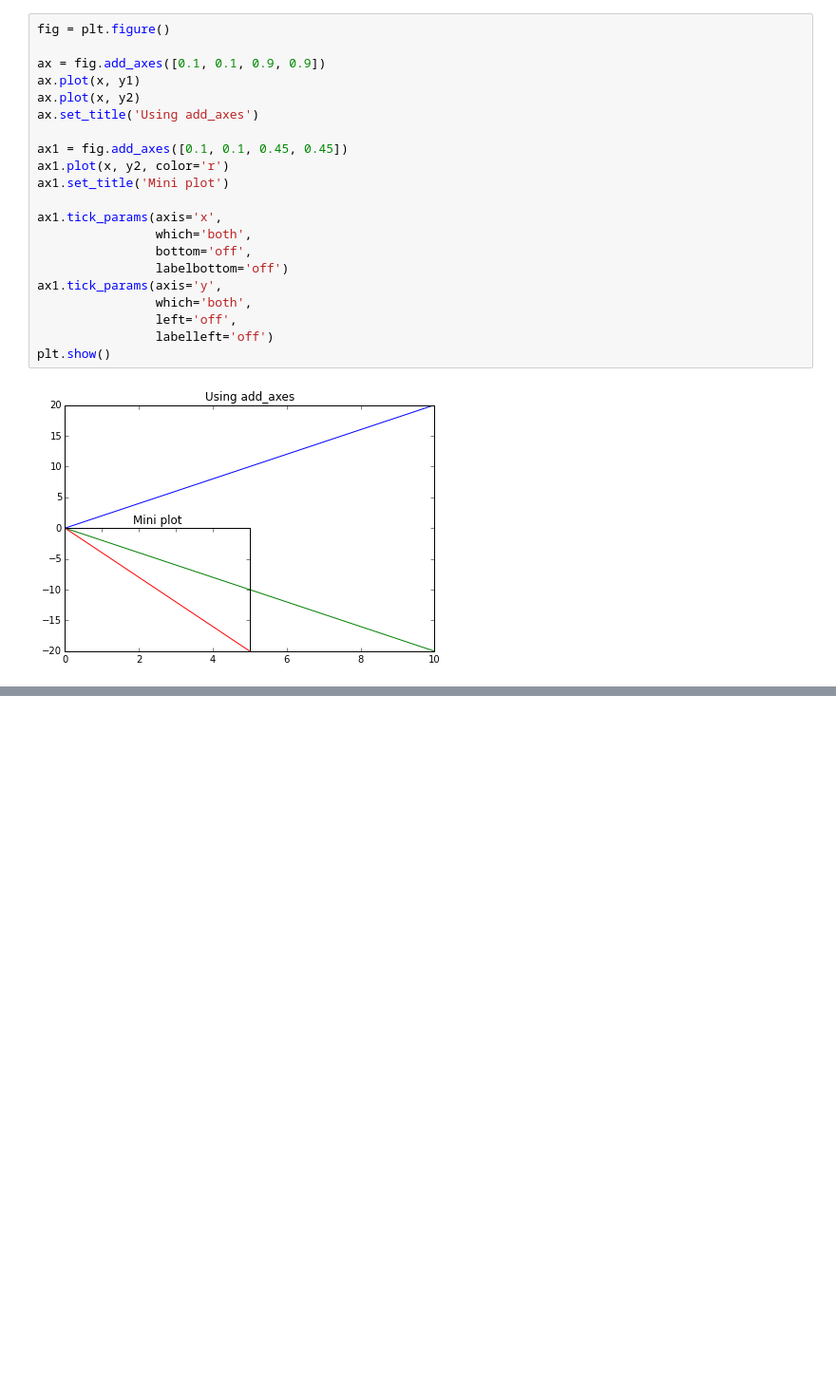
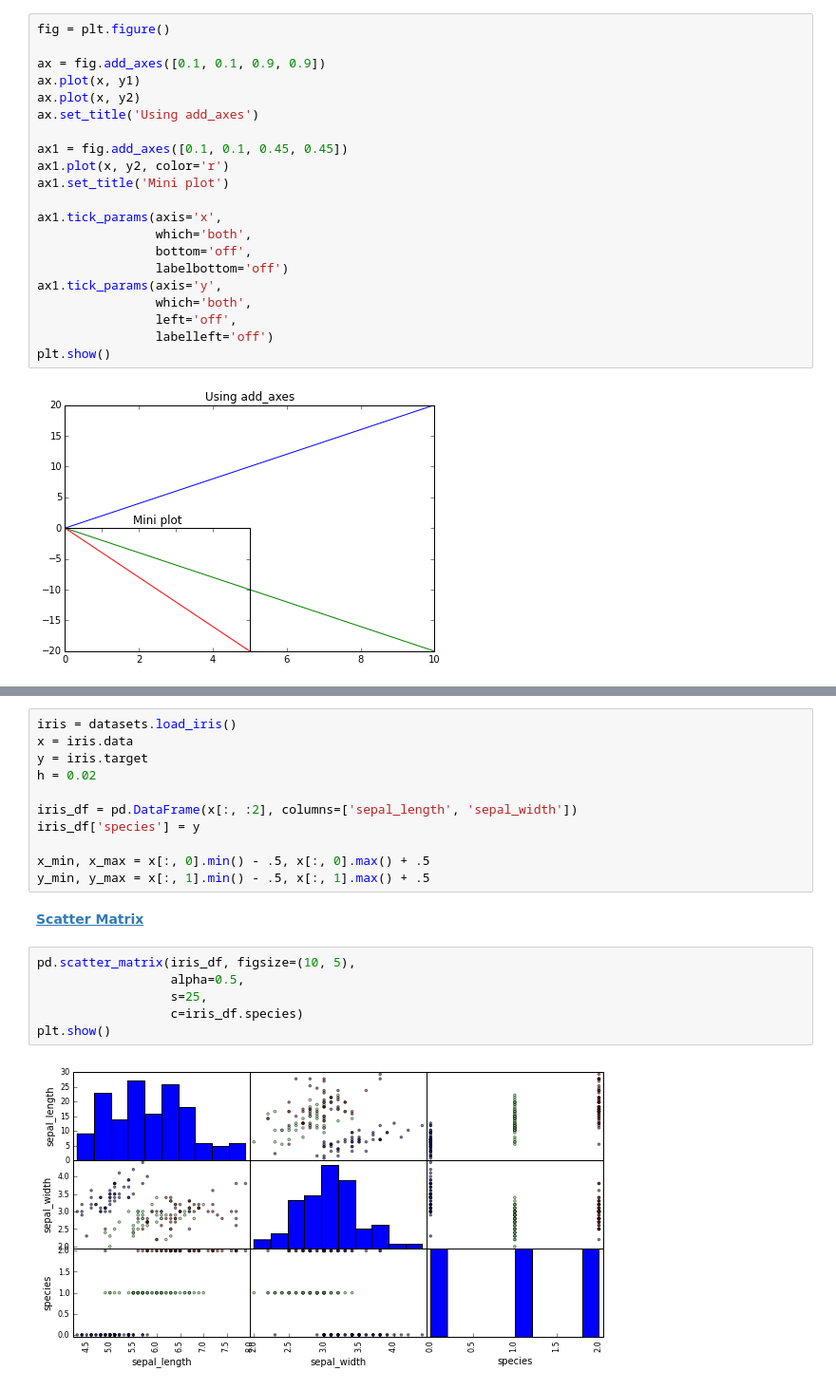
Before and after one commit to mastraut/notes_tutorial, a Jupyter notebook: Matplotlib_Tutorial.ipynb, the cells around one changed output, grey strips where cells are left out. Shown: that part at 95% size. Cells and saved outputs as stored; diff of their text form; blank space fills up the shorter version.

```diff
--- a/Matplotlib_Tutorial.ipynb
+++ b/Matplotlib_Tutorial.ipynb
@@ -148,0 +221,21 @@ plt.show()
+# %%
+iris = datasets.load_iris()
+x = iris.data
+y = iris.target
+h = 0.02
+
+iris_df = pd.DataFrame(x[:, :2], columns=['sepal_length', 'sepal_width'])
+iris_df['species'] = y
+
+x_min, x_max = x[:, 0].min() - .5, x[:, 0].max() + .5
+y_min, y_max = x[:, 1].min() - .5, x[:, 1].max() + .5
+# %% [markdown]
+[**Scatter Matrix**](#top)<a id='scatter'></a>
+# %%
+pd.scatter_matrix(iris_df, figsize=(10, 5),
+                  alpha=0.5,
+                  s=25,
+                  c=iris_df.species)
+plt.show()
+# %% [output]
+[figure, added]
```
Also changed, not shown: parts of 42 cells of this notebook.
